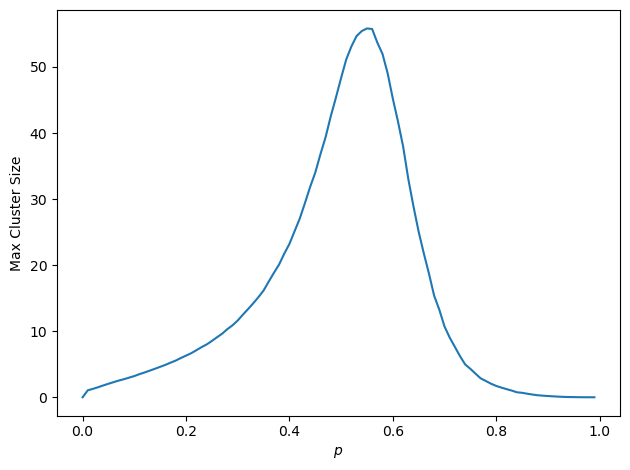
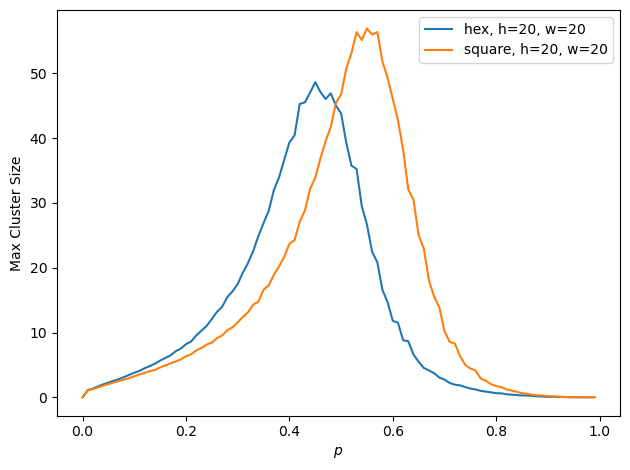
The notebook cell's code change between the first figure and the second:
--- before
+++ after
@@ -1,5 +1,10 @@
 fig, axes = plt.subplots(nrows=1, ncols=1)
-axes.plot(data['p'], data['max_cluster'])
+
+for (geometry, h, w), subset in data.groupby(["geometry", "h", "w"]):
+    axes.plot(subset['p'], subset['max_cluster'], label=f"{geometry}, h={h}, w={w}")
+
+
 axes.set_xlabel(r"$p$")
 axes.set_ylabel("Max Cluster Size")
+axes.legend()
 fig.tight_layout()

Commit: Implimeted command line interface CLI11 to get_percolation_results, allowing user input